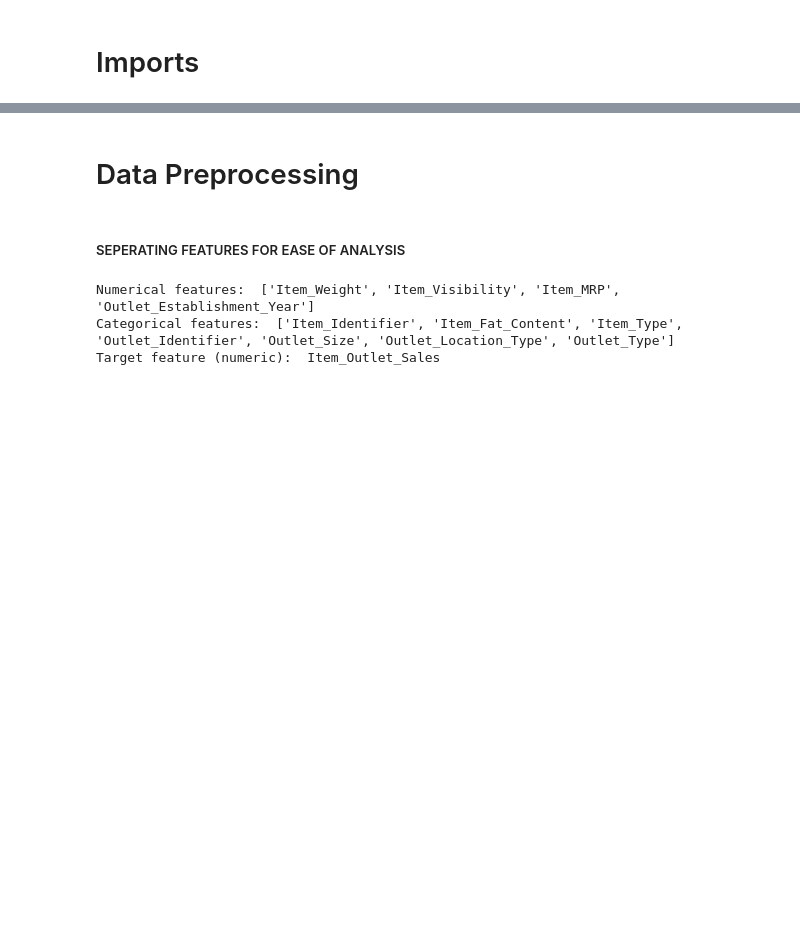
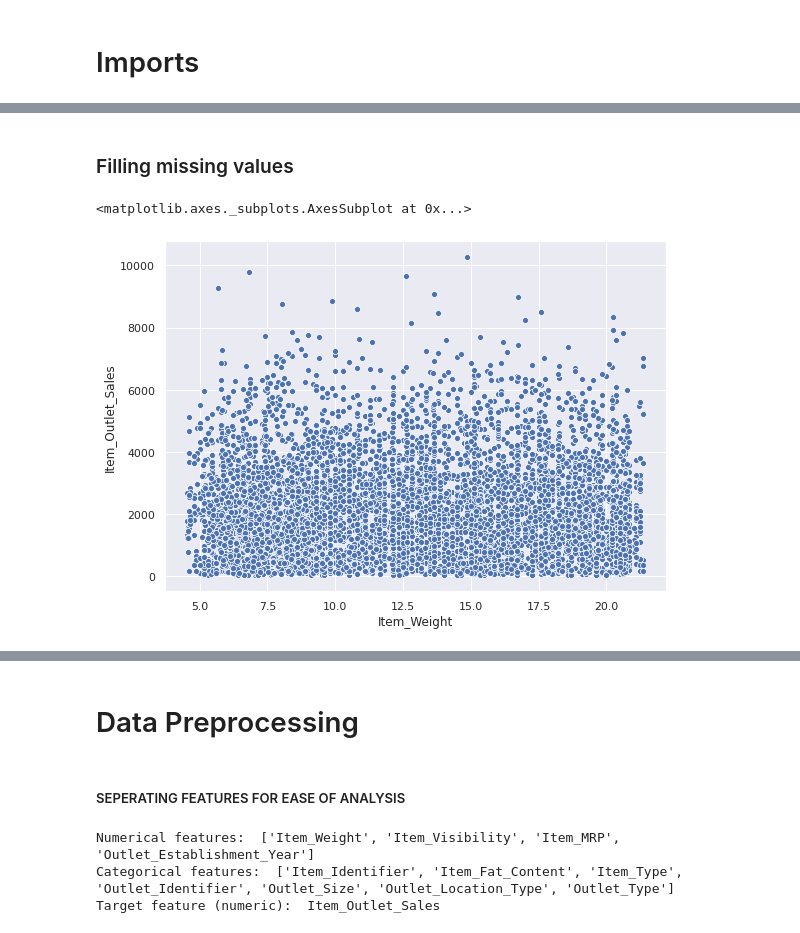
Before and after one commit to NavinMundhra/03_big_mart_sales_prediction, a Jupyter notebook: 03_sales_pred.ipynb, the cells around one changed output, grey strips where cells are left out. Saved outputs shown, nothing was run; the diff lists cells and outputs as text; code cells hidden in the pictures; blank space fills up the shorter version.

```diff
--- a/03_sales_pred.ipynb
+++ b/03_sales_pred.ipynb
@@ -14,5 +16,8 @@ from scipy.stats import norm
 from sklearn import preprocessing as prep
 # %%
-train = pd.read_csv('drive/My Drive/Colab Notebooks/proj_3 - big_mart_sales_prediction/train.csv')
-test = pd.read_csv('drive/My Drive/Colab Notebooks/proj_3 - big_mart_sales_prediction/test.csv')
-sample = pd.read_csv('drive/My Drive/Colab Notebooks/proj_3 - big_mart_sales_prediction/sample_submission.csv')
+PATH = 'drive/My Drive/Colab Notebooks/proj_3 - big_mart_sales_prediction/'
+train = pd.read_csv(PATH+'train.csv')
+test = pd.read_csv(PATH+'test.csv')
+sample = pd.read_csv(PATH+'sample_submission.csv')
+
+train.shape, test.shape
@@ -18,0 +26,4 @@ sample = pd.read_csv('drive/My Drive/Colab Notebooks/proj_3 - big_mart_sales_pre
+# %%
+target = 'Item_Outlet_Sales'
+df = pd.concat([train,test], keys = ['train', 'test'])
+df
@@ -18,0 +52,4 @@ sample = pd.read_csv('drive/My Drive/Colab Notebooks/proj_3 - big_mart_sales_pre
+# %%
+df['Item_Fat_Content'] = df['Item_Fat_Content'].map({'Low Fat': 'LF',
+                            'low fat': 'LF',
+                            'Regular': 'reg'})
@@ -18,0 +63,2 @@ sample = pd.read_csv('drive/My Drive/Colab Notebooks/proj_3 - big_mart_sales_pre
+# %%
+df['Outlet_Establishment_Year'] =  df['Outlet_Establishment_Year'].astype('str')
@@ -18,0 +96,7 @@ sample = pd.read_csv('drive/My Drive/Colab Notebooks/proj_3 - big_mart_sales_pre
+# %% [markdown]
+### Filling missing values
+# %%
+sns.scatterplot(x='Item_Weight', y = target, data=df)
+# %% [output]
+<matplotlib.axes._subplots.AxesSubplot at 0x...>
+[figure, added]
```
Also changed, not shown: parts of 35 cells of this notebook.
